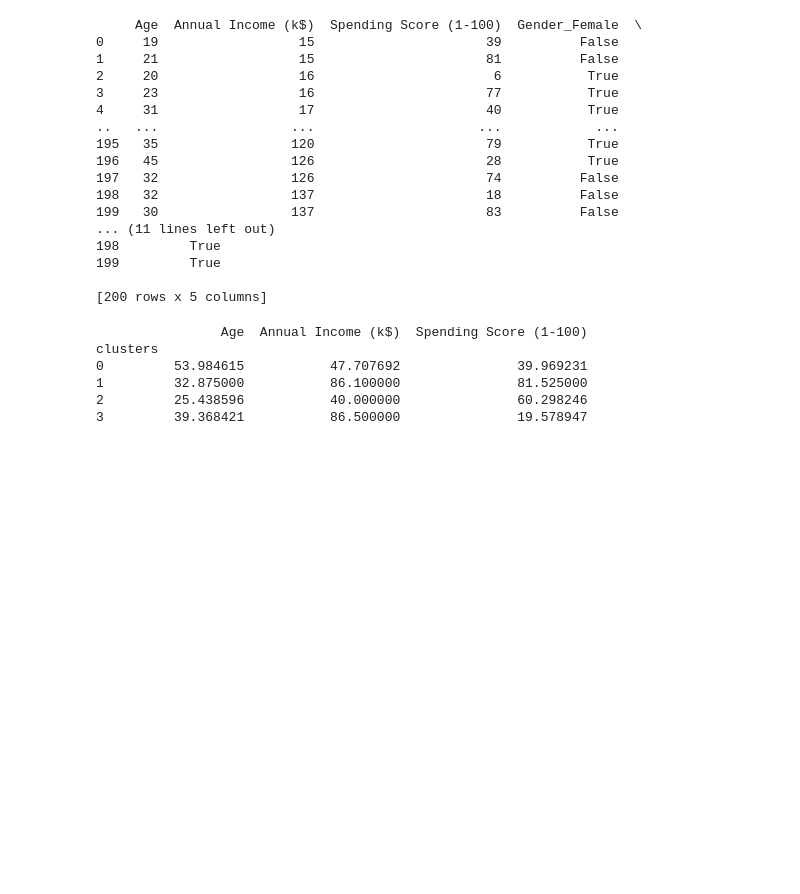
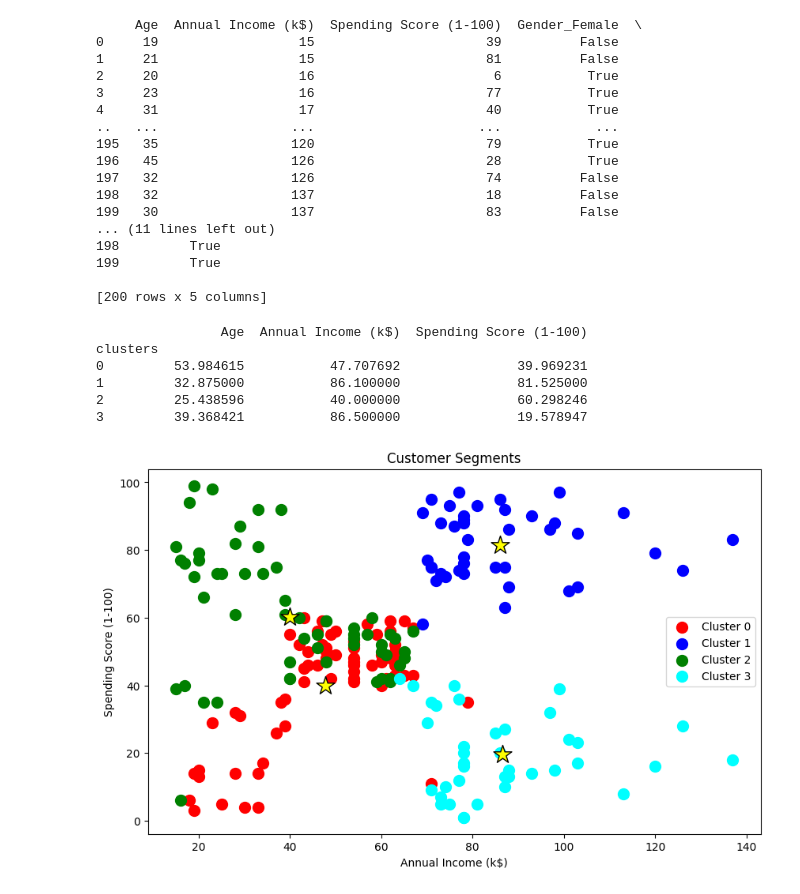
Before and after one commit to ahmadbuilds/customer-segmentation, a Jupyter notebook: backend/notebooks/modeling.ipynb, the cells around one changed output. Saved outputs shown, nothing was run; the diff lists cells and outputs as text; code cells hidden in the pictures; blank space fills up the shorter version.

Commit message:
Cluster Visualization Completed

```diff
--- a/backend/notebooks/modeling.ipynb
+++ b/backend/notebooks/modeling.ipynb
@@ -50,6 +50,12 @@ x_train["clusters"]=clusters
 
 cluster_summary=x_train.groupby("clusters")[["Age","Annual Income (k$)","Spending Score (1-100)"]].mean()
 print(cluster_summary)
+
+x_train["Cluster_label"]=x_train["clusters"].map({0:"Average Income - Average Spending(old Customer)",
+                                                  1:"High Income - High Spending(young customer)",
+                                                  2:"Low Income - Moderate Spending(young customer)",
+                                                  3:"High Income - Low Spending(Mid-aged customer)"
+                                                  })
 # %% [output]
                 Age  Annual Income (k$)  Spending Score (1-100)
 clusters
@@ -57,3 +63,31 @@ clusters
 1         32.875000           86.100000               81.525000
 2         25.438596           40.000000               60.298246
 3         39.368421           86.500000               19.578947
+# %%
+#visualizing the clusters
+plt.figure(figsize=(10,6))
+
+plt.scatter(x_train[x_train["clusters"]==0]["Annual Income (k$)"],x_train[x_train["clusters"]==0]["Spending Score (1-100)"],s=100,c='red',label='Cluster 0')
+plt.scatter(x_train[x_train["clusters"]==1]["Annual Income (k$)"],x_train[x_train["clusters"]==1]["Spending Score (1-100)"],s=100,c='blue',label='Cluster 1')
+plt.scatter(x_train[x_train["clusters"]==2]["Annual Income (k$)"],x_train[x_train["clusters"]==2]["Spending Score (1-100)"],s=100,c='green',label='Cluster 2')
+plt.scatter(x_train[x_train["clusters"]==3]["Annual Income (k$)"],x_train[x_train["clusters"]==3]["Spending Score (1-100)"],s=100,c='cyan',label='Cluster 3')
+
+
+centers = [
+    (47.7, 39.9),
+    (86.1, 81.5),
+    (40.0, 60.3),
+    (86.5, 19.6)
+]
+
+for i, (income, spend) in enumerate(centers):
+    plt.scatter(income, spend, s=300, c='yellow', marker='*', edgecolor='black')
+
+
+plt.title("Customer Segments")
+plt.xlabel("Annual Income (k$)")
+plt.ylabel("Spending Score (1-100)")
+plt.legend()
+plt.show()
+# %% [output]
+[figure, added]
```
